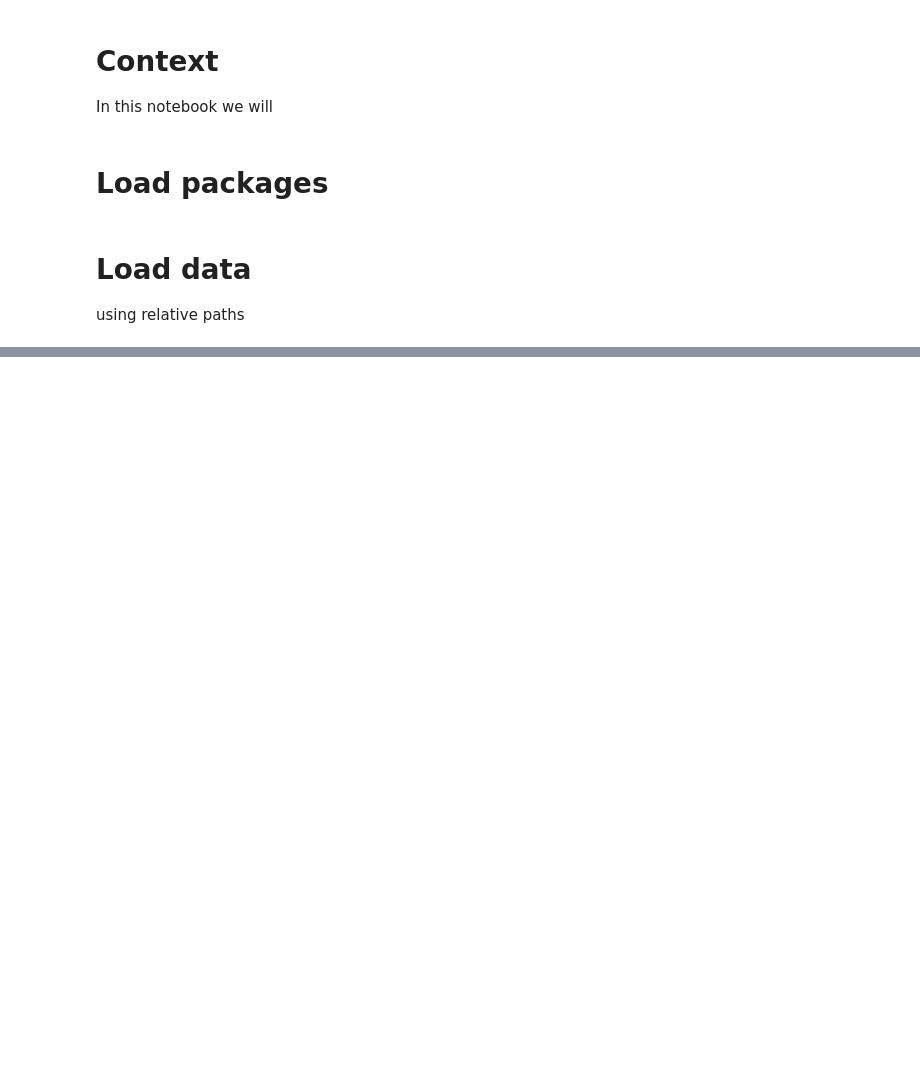
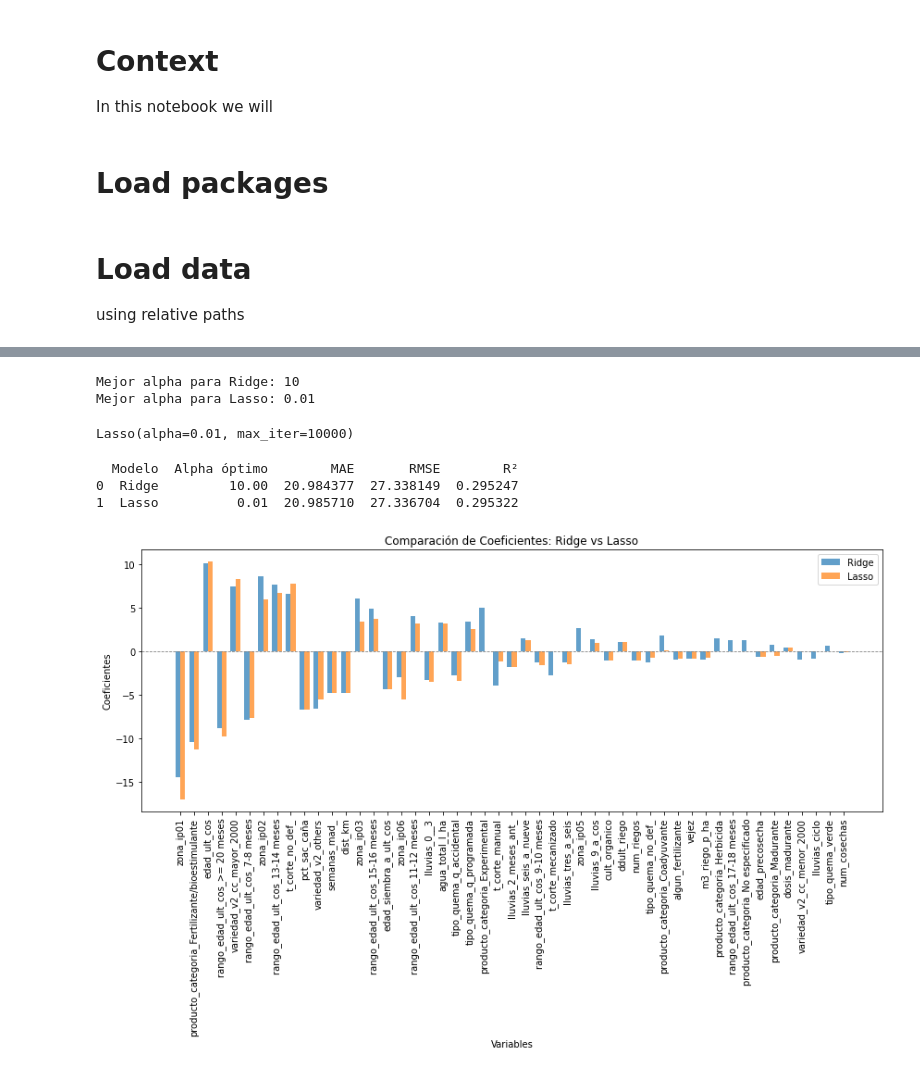
Before and after one commit to JhonattanReales21/ML1_sugar_industry, a Jupyter notebook: notebooks/modelling_regression.ipynb, the cells around one changed output, grey strips where cells are left out. Cells and saved outputs as stored; diff of their text form; code cells hidden in the pictures; blank space fills up the shorter version.

```diff
--- a/notebooks/modelling_regression.ipynb
+++ b/notebooks/modelling_regression.ipynb
@@ -76,0 +179,23 @@ memory usage: 9.3+ MB
+# %%
+# Mostrar mejores alphas
+print("Mejor alpha para Ridge:", ridge_grid.best_params_['alpha'])
+print("Mejor alpha para Lasso:", lasso_grid.best_params_['alpha'])
+
+mejor_alpha_ridge = ridge_grid.best_params_['alpha']
+mejor_alpha_lasso = lasso_grid.best_params_['alpha']
+# %% [output]
+Mejor alpha para Ridge: 10
+Mejor alpha para Lasso: 0.01
+# %%
+# Entrenamiento y Evaluación Final con Ridge y Lasso
+
+from sklearn.metrics import mean_absolute_error, mean_squared_error, r2_score
+
+# Entrenar modelos con los mejores alphas
+ridge_best = Ridge(alpha=mejor_alpha_ridge)
+lasso_best = Lasso(alpha=mejor_alpha_lasso, max_iter=10000)
+
+ridge_best.fit(X_train_imputed, y_train)
+lasso_best.fit(X_train_imputed, y_train)
+# %% [output]
+Lasso(alpha=0.01, max_iter=10000)
@@ -76,0 +217,46 @@ memory usage: 9.3+ MB
+# %%
+# Tabla comparativa final
+resultados_finales = pd.DataFrame({
+    'Modelo': ['Ridge', 'Lasso'],
+    'Alpha óptimo': [mejor_alpha_ridge, mejor_alpha_lasso],
+    'MAE': [ridge_mae, lasso_mae],
+    'RMSE': [ridge_rmse, lasso_rmse],
+    'R²': [ridge_r2, lasso_r2]
+})
+
+print(resultados_finales)
+# %% [output]
+  Modelo  Alpha óptimo        MAE       RMSE        R²
+0  Ridge         10.00  20.984377  27.338149  0.295247
+1  Lasso          0.01  20.985710  27.336704  0.295322
+# %%
+# Crear DataFrame con los coeficientes
+coef_df = pd.DataFrame({
+    'Variable': X_train_imputed.columns,
+    'Ridge': ridge_best.coef_,
+    'Lasso': lasso_best.coef_
+})
+
+# Ordenar por magnitud absoluta promedio de los coeficientes
+coef_df['abs_mean'] = coef_df[['Ridge', 'Lasso']].abs().mean(axis=1)
+coef_df_sorted = coef_df.sort_values(by='abs_mean', ascending=False)
+
+# Gráfico comparativo
+fig, ax = plt.subplots(figsize=(12, 8))
+index = np.arange(len(coef_df_sorted))
+bar_width = 0.35
+
+ax.bar(index, coef_df_sorted['Ridge'], bar_width, label='Ridge', alpha=0.7)
+ax.bar(index + bar_width, coef_df_sorted['Lasso'], bar_width, label='Lasso', alpha=0.7)
+
+ax.set_xlabel('Variables')
+ax.set_ylabel('Coeficientes')
+ax.set_title('Comparación de Coeficientes: Ridge vs Lasso')
+ax.set_xticks(index + bar_width / 2)
+ax.set_xticklabels(coef_df_sorted['Variable'], rotation=90)
+ax.axhline(0, color='gray', linestyle='--', linewidth=0.8)
+ax.legend()
+plt.tight_layout()
+plt.show()
+# %% [output]
+[figure, added]
```
Also changed, not shown: parts of 44 cells of this notebook.
